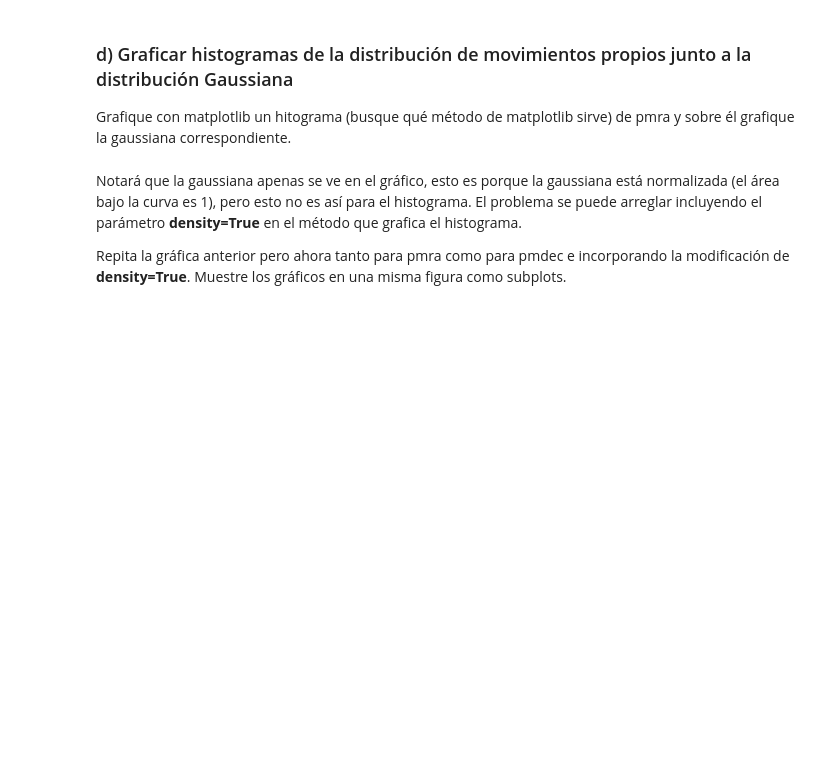
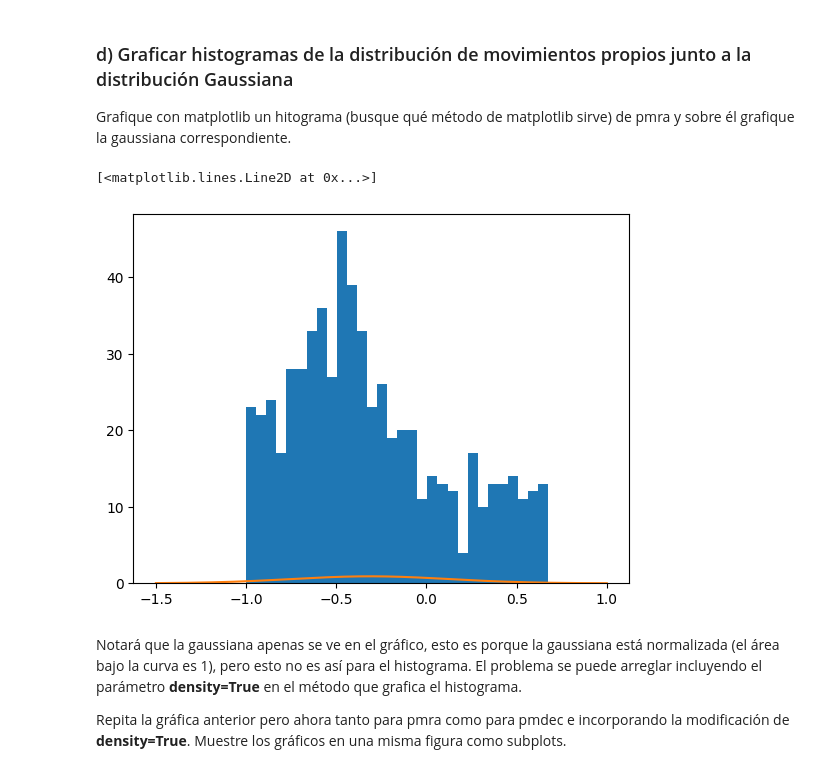
Before and after one commit to GARU0012/Tarea-2, a Jupyter notebook: Tarea2.ipynb, the cells around one changed output. Saved outputs shown, nothing was run; the diff lists cells and outputs as text; code cells hidden in the pictures; blank space fills up the shorter version.

```diff
--- a/Tarea2.ipynb
+++ b/Tarea2.ipynb
@@ -96,7 +126,23 @@ fx_pmdec =
+# %%
+from scipy.stats import norm
+# Como dice arreglo y comentaron en clase, scipy es "derivado" de numpy, supongo que se refiere a que haga un arreglo de numpy !, que se puede hacer con el metodo ".linspace", luego habria que usar el metodo ".norm" de scipy ! ! !
+
+x_pmra = np.linspace(-1.5, 1, 300)
+fx_pmra = norm.pdf(x_pmra, mu_pmra, std_pmra)
+
+x_pmdec = np.linspace(-2.5, 0.5, 300)
+fx_pmdec = norm.pdf(x_pmdec, mu_pmdec, std_pmdec)
 # %% [markdown]
 ### d) Graficar histogramas de la distribución de movimientos propios junto a la distribución Gaussiana
 
 Grafique con matplotlib un hitograma (busque qué método de matplotlib sirve) de pmra y sobre él grafique la gaussiana correspondiente.
+# %%
+# Encontre que matplotlib tiene un metodo llamado ".hist", con el que se puede hacer este histograma con los datos de pmra para luego compararlo con la gaussiana !!
+plt.hist(pmra, bins = 30)
+plt.plot(x_pmra, fx_pmra)
+# %% [output]
+[<matplotlib.lines.Line2D at 0x...>]
+[figure, added]
 # %% [markdown]
 Notará que la gaussiana apenas se ve en el gráfico, esto es porque la gaussiana está normalizada (el área bajo la curva es 1), pero esto no es así para el histograma. El problema se puede arreglar incluyendo el parámetro **density=True** en el método que grafica el histograma.
 
```
Also changed, not shown: parts of 18 cells of this notebook.
